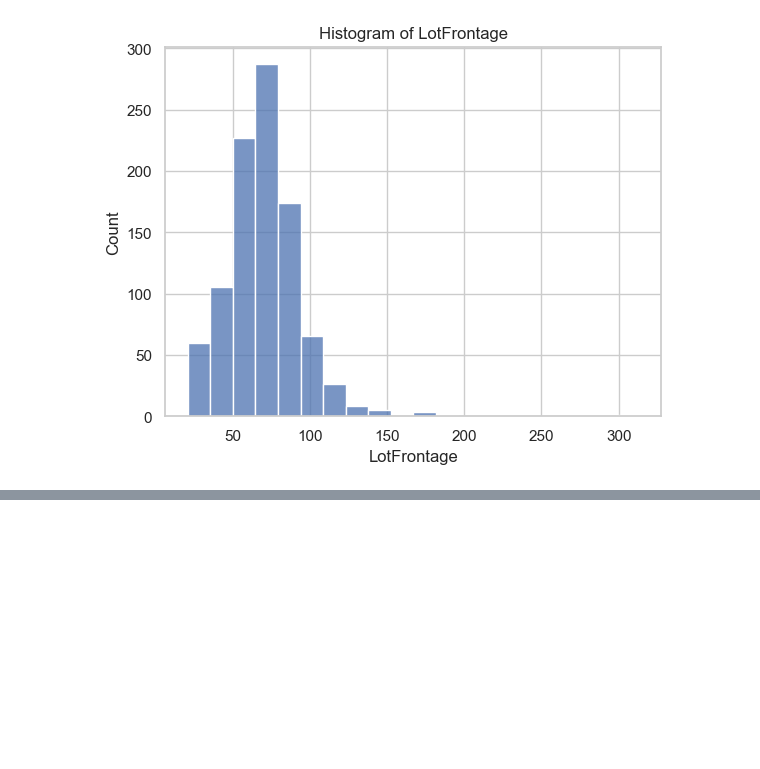
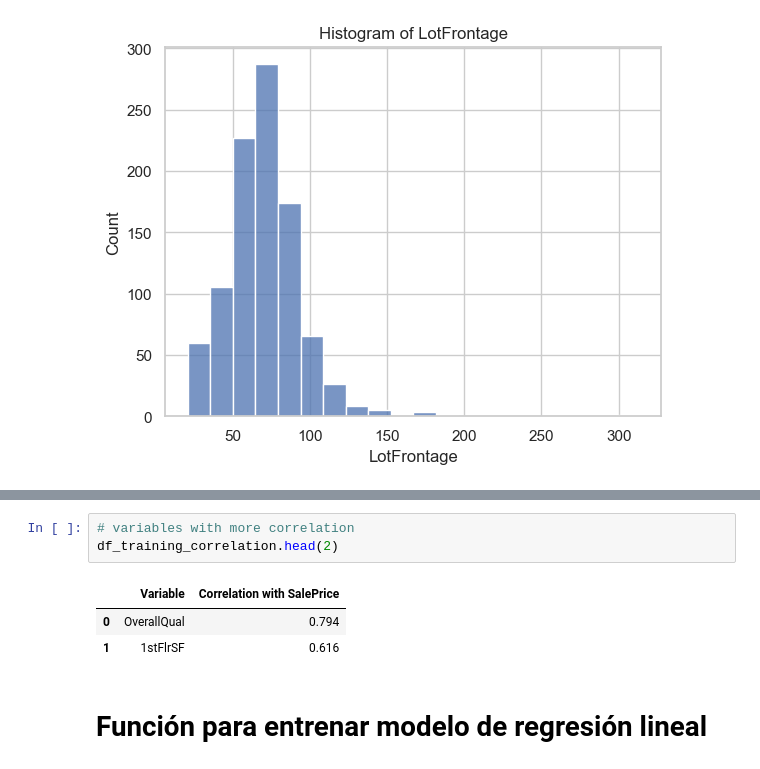
Before and after one commit to yosefmarr/python-project-1, a Jupyter notebook: project.ipynb, the cells around one changed output, grey strips where cells are left out. Saved outputs shown, nothing was run; the diff lists cells and outputs as text; blank space fills up the shorter version.

```diff
--- a/project.ipynb
+++ b/project.ipynb
@@ -118,0 +126,9 @@ for column in df_validation_and_test_statistics.columns:
+# %%
+# variables with more correlation
+df_training_correlation.head(2)
+# %% [output]
+|  | Variable | Correlation with SalePrice |
+| 0 | OverallQual | 0.794 |
+| 1 | 1stFlrSF | 0.616 |
+# %% [markdown]
+# Función para entrenar modelo de regresión lineal
```
Also changed, not shown: parts of 6 cells of this notebook.
